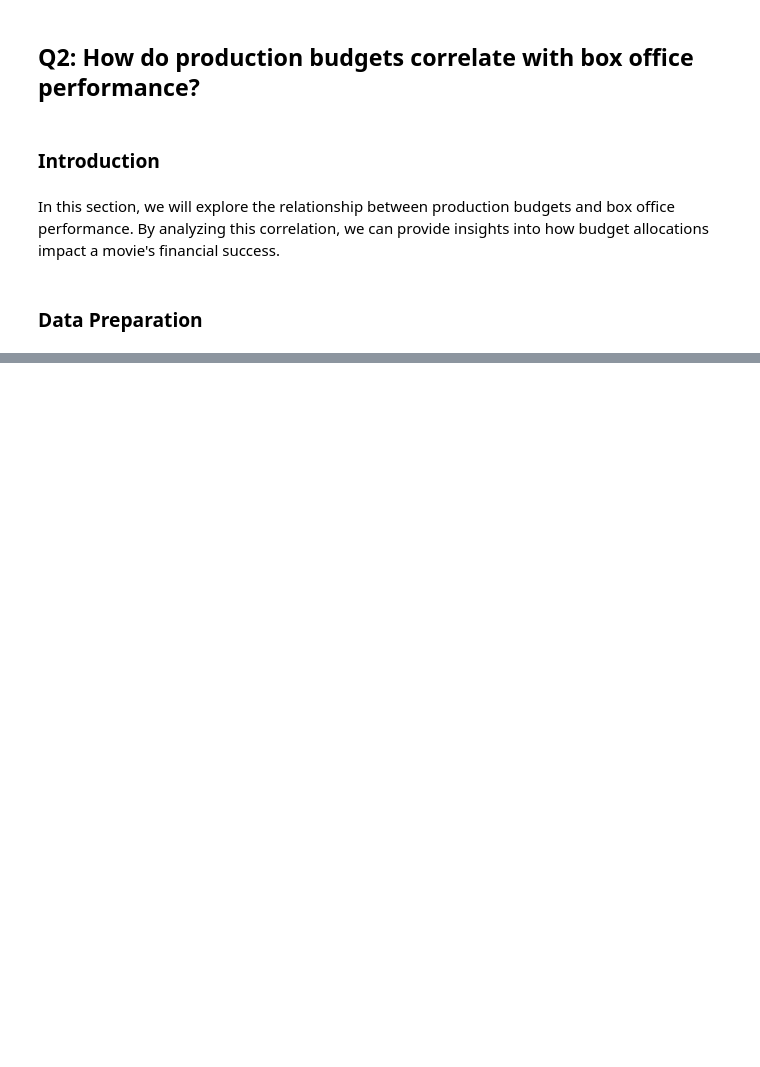
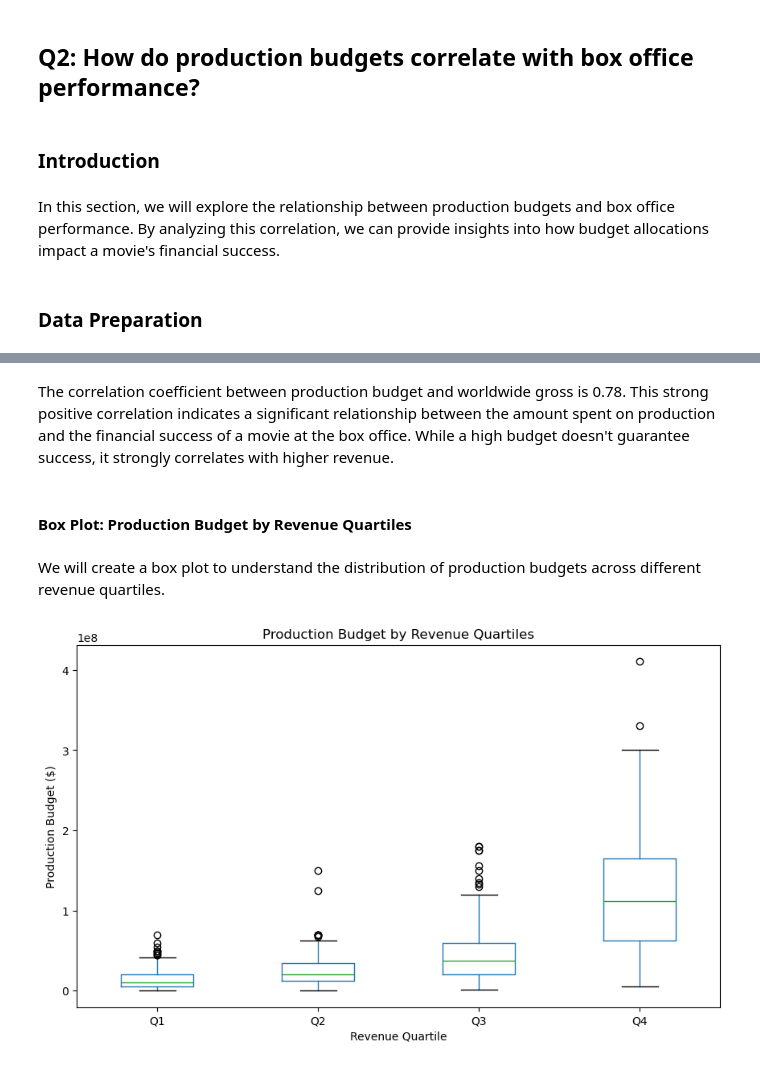
Before and after one commit to IdrisFallout/movie-market-analysis, a Jupyter notebook: notebooks/exploratory.ipynb, the cells around one changed output, grey strips where cells are left out. Saved outputs shown, nothing was run; the diff lists cells and outputs as text; code cells hidden in the pictures; blank space fills up the shorter version.

```diff
--- a/notebooks/exploratory.ipynb
+++ b/notebooks/exploratory.ipynb
@@ -498,0 +526,22 @@ In this section, we will explore the relationship between production budgets and
+# %% [markdown]
+The correlation coefficient between production budget and worldwide gross is 0.78. This strong positive correlation indicates a significant relationship between the amount spent on production and the financial success of a movie at the box office. While a high budget doesn't guarantee success, it strongly correlates with higher revenue.
+# %% [markdown]
+#### Box Plot: Production Budget by Revenue Quartiles
+# %% [markdown]
+We will create a box plot to understand the distribution of production budgets across different revenue quartiles.
+# %%
+# Ensure we are working with a copy to avoid SettingWithCopyWarning
+cleaned_df = cleaned_df.copy()
+
+# Assign revenue quartiles
+cleaned_df['revenue_quartile'] = pd.qcut(cleaned_df['worldwide_gross'], 4, labels=['Q1', 'Q2', 'Q3', 'Q4'])
+
+# Create the plot
+fig, ax = plt.subplots(figsize=(10, 6))
+cleaned_df.boxplot(column='production_budget', by='revenue_quartile', grid=False, ax=ax)
+ax.set_title('Production Budget by Revenue Quartiles')
+fig.suptitle('')
+ax.set_xlabel('Revenue Quartile')
+ax.set_ylabel('Production Budget ($)');
+# %% [output]
+[figure, added]
```
Also changed, not shown: parts of 26 cells of this notebook.
